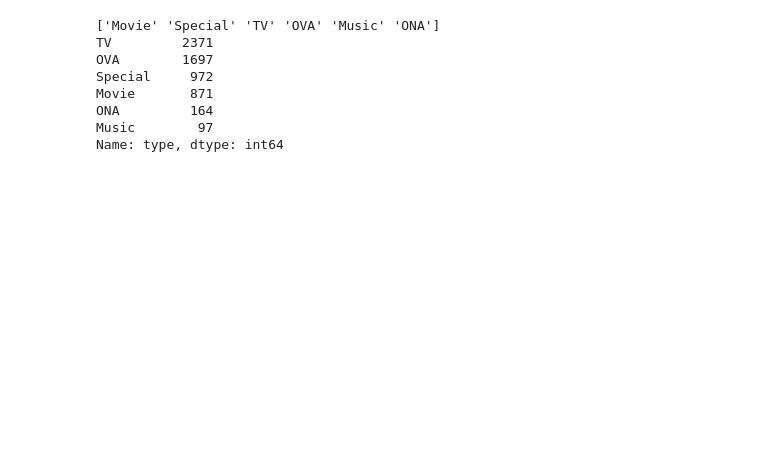
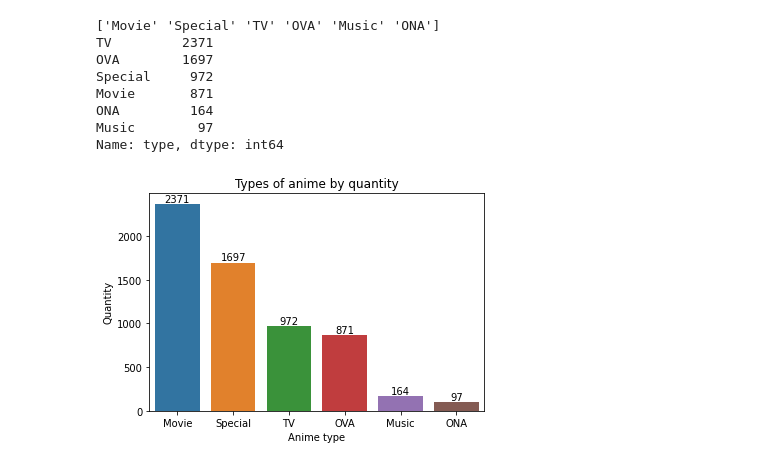
Before and after one commit to ErnestaTum/-Python_mokymai, a Jupyter notebook: baigiamasis_darbas.ipynb, the cells around one changed output. Drawn from its saved outputs; the diff is of its cells as text; code cells hidden in the pictures; blank space fills up the shorter version.

```diff
--- a/baigiamasis_darbas.ipynb
+++ b/baigiamasis_darbas.ipynb
@@ -121,3 +122,11 @@ Movie       871
 ONA         164
 Music        97
 Name: type, dtype: int64
+# %%
+ax = sns.barplot(data=final_data, x = type_unique, y=type_count)
+ax.set(xlabel='Anime type', ylabel='Quantity')
+ax.bar_label(ax.containers[0])
+ax.set_title('Types of anime by quantity')
+plt.show()
+# %% [output]
+[figure, added]
```
Also changed, not shown: parts of 25 cells of this notebook.
